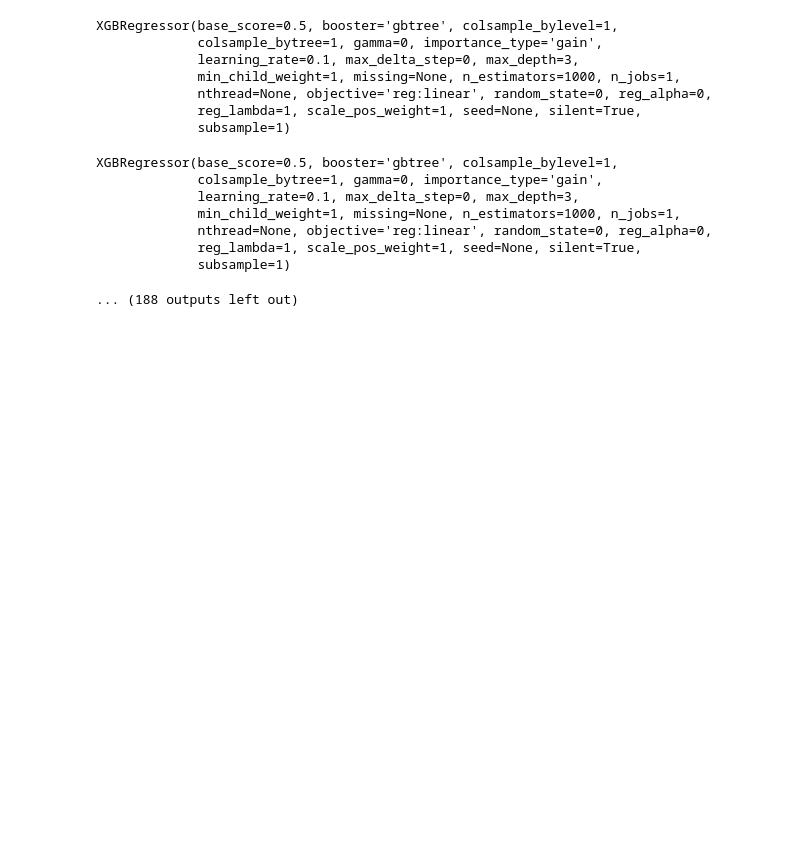
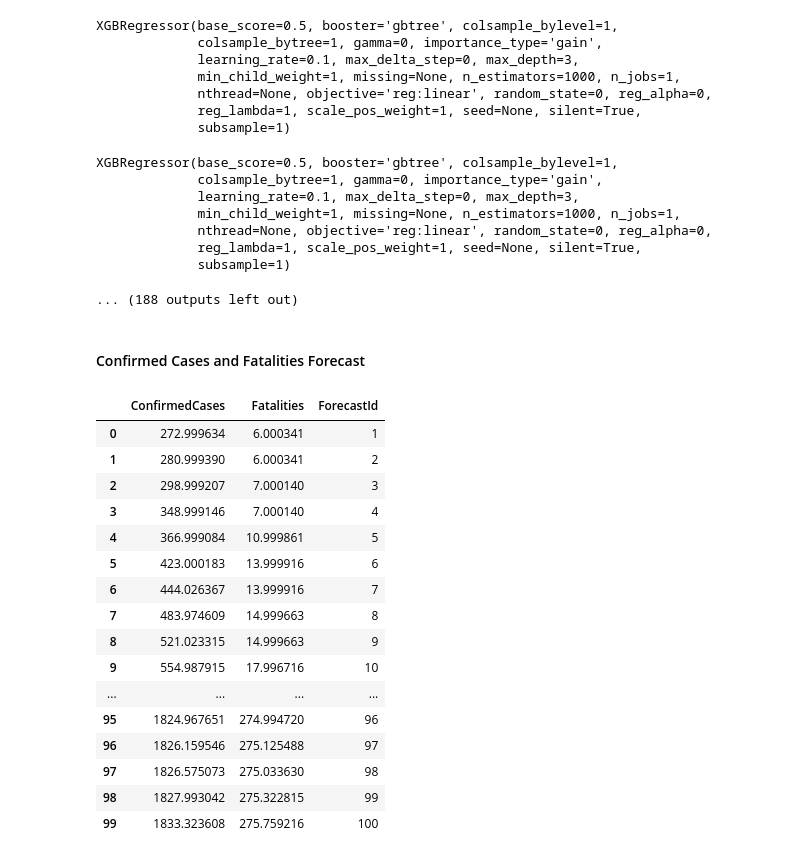
Before and after one commit to miketondu/covid_19_global_forecasting, a Jupyter notebook: COVID-19 Prediction.ipynb, the cells around one changed output. Cells and saved outputs as stored; diff of their text form; code cells hidden in the pictures; blank space fills up the shorter version.

```diff
--- a/COVID-19 Prediction.ipynb
+++ b/COVID-19 Prediction.ipynb
@@ -464,6 +466,29 @@ XGBRegressor(base_score=0.5, booster='gbtree', colsample_bylevel=1,
              reg_lambda=1, scale_pos_weight=1, seed=None, silent=True,
              subsample=1)
 ... (188 outputs left out)
+# %% [markdown]
+#### Confirmed Cases and Fatalities Forecast
 # %%
+# Creating a dataframe and csv with fatalities and Confirmed cases foecasted
 df_submit = pd.DataFrame(submission)
 df_submit.to_csv(r'submission.csv', index=False)
+
+df_submit.head(100)
+# %% [output]
+|  | ConfirmedCases | Fatalities | ForecastId |
+| 0 | 272.999634 | 6.000341 | 1 |
+| 1 | 280.999390 | 6.000341 | 2 |
+| 2 | 298.999207 | 7.000140 | 3 |
+| 3 | 348.999146 | 7.000140 | 4 |
+| 4 | 366.999084 | 10.999861 | 5 |
+| 5 | 423.000183 | 13.999916 | 6 |
+| 6 | 444.026367 | 13.999916 | 7 |
+| 7 | 483.974609 | 14.999663 | 8 |
+| 8 | 521.023315 | 14.999663 | 9 |
+| 9 | 554.987915 | 17.996716 | 10 |
+| ... | ... | ... | ... |
+| 95 | 1824.967651 | 274.994720 | 96 |
+| 96 | 1826.159546 | 275.125488 | 97 |
+| 97 | 1826.575073 | 275.033630 | 98 |
+| 98 | 1827.993042 | 275.322815 | 99 |
+| 99 | 1833.323608 | 275.759216 | 100 |
```
Also changed, not shown: parts of 1 cell of this notebook.
